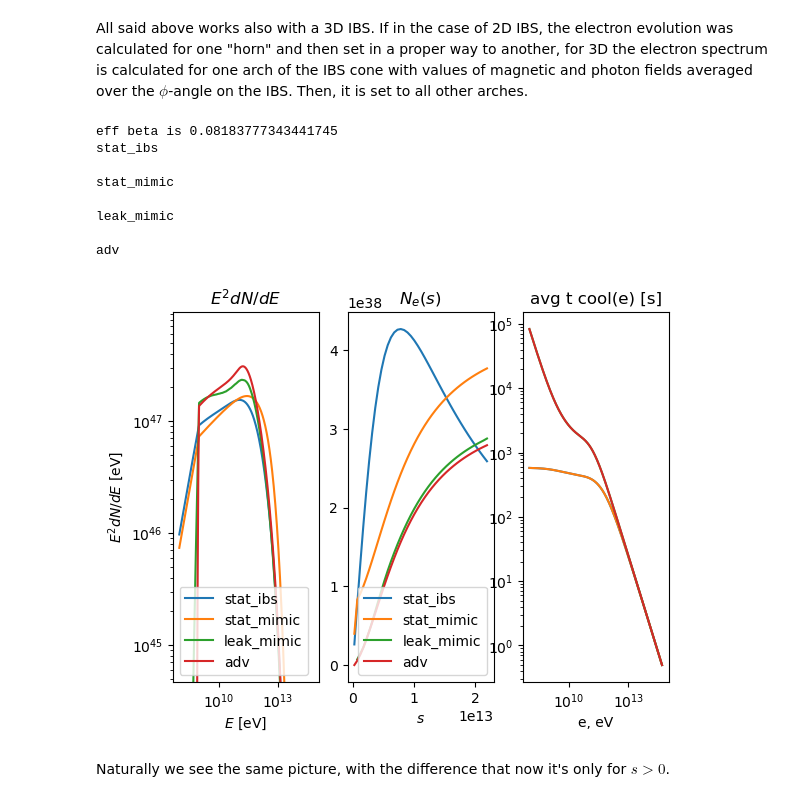
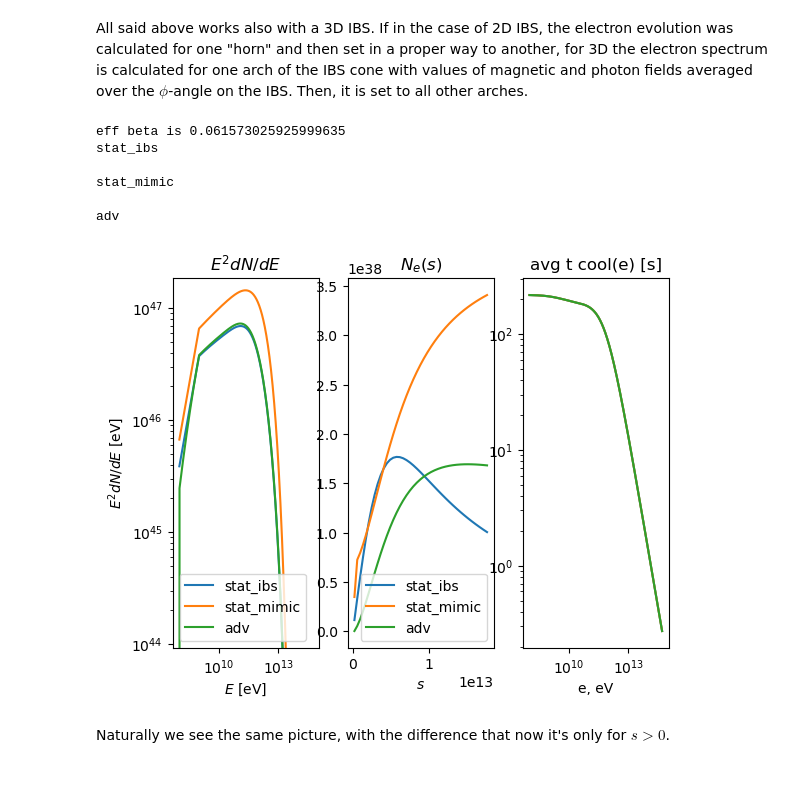
Before and after one commit to Alvkuzin/IBSEn, a Jupyter notebook: tutorials/ElectronEvolution_expanded.ipynb, the cells around one changed output. Saved outputs shown, nothing was run; the diff lists cells and outputs as text; code cells hidden in the pictures.

```diff
--- a/tutorials/ElectronEvolution_expanded.ipynb
+++ b/tutorials/ElectronEvolution_expanded.ipynb
@@ -94,11 +94,8 @@ fig, ax = plt.subplots(nrows=1, ncols=3)
 
 for cooling in ('stat_ibs',
                 'stat_mimic',
-                'leak_mimic', # can trigger some warnings, not tested, and doesn't work properly!
                 'adv'
                 ):
-    if cooling in ('adv', 'leak_mimic'): eta_a = 1e20 # to dump ``adiabatic losses`` for advection model
-    else: eta_a = 2
     print(cooling)
     els = ElectronsOnIBS(
                          ibs=ibs,
@@ -112,7 +109,7 @@ for cooling in ('stat_ibs',
                          emin_grid=1e8,
                          emax = 5e14,
                          norm_e = 1.e37,
-                         eta_a = eta_a,
+                         eta_a = 1.,
                          eta_syn = 1.,
                          eta_ic = 1.,
                          to_cut_theta =  False,
@@ -132,10 +128,11 @@ adv
 # %% [markdown]
 All said above works also with a 3D IBS. If in the case of 2D IBS, the electron evolution was calculated for one "horn" and then set in a proper way to another, for 3D the electron spectrum is calculated for one arch of the IBS cone with values of magnetic and photon fields averaged over the $\phi$-angle on the IBS. Then, it is set to all other arches.
 # %%
+t = -10 * DAY
 ibs = IBS3D(winds=winds,
-          gamma_max=3.,
+          gamma_max=1.5,
           s_max=1.,
-          s_max_g=4.,
+          s_max_g=1.,
           n=Nibs, n_phi=Nibs,
            t_to_calculate_beta_eff=t)
 print('eff beta is', ibs.beta)
@@ -148,45 +145,40 @@ fig, ax = plt.subplots(nrows=1, ncols=3)
 
 for cooling in ('stat_ibs',
                 'stat_mimic',
-                'leak_mimic', # can trigger some warnings, not tested, and doesn't work properly!
                 'adv'
                 ):
-    if cooling in ('adv', 'leak_mimic'): eta_a = 1e20 # to dump ``adiabatic losses`` for advection model
-    else: eta_a = 2
     print(cooling)
     els = ElectronsOnIBS(
                          ibs=ibs,
                          cooling=cooling,
                          to_inject_e = 'ecpl',
                          to_inject_theta = '3d',
                          ecut = 5.e12,
                          p_e = 1.8,
                          to_cut_e = True,
                          emin = 1e9,
                          emin_grid=1e8,
                          emax = 5e14,
                          norm_e = 1.e37,
-                         eta_a = eta_a,
+                         eta_a = 1,
                          eta_syn = 1.,
                          eta_ic = 1.,
                          to_cut_theta =  False,
                          where_cut_theta = pi/2,
                          )
 
     els.calculate()
     els.peek(ax=ax,
              show_many=False # whether to show several spectra at several S. We don't need it here. Default is True
             )
     print()
 # %% [output]
-eff beta is 0.08183777343441745
+eff beta is 0.061573025925999635
 stat_ibs
 
 stat_mimic
 
-leak_mimic
-
 adv
-[figure, old version]
+[figure, new version]
 # %% [markdown]
 Naturally we see the same picture, with the difference that now it's only for $s>0$.
```
Also changed, not shown: parts of 2 cells of this notebook, 28 other files.
